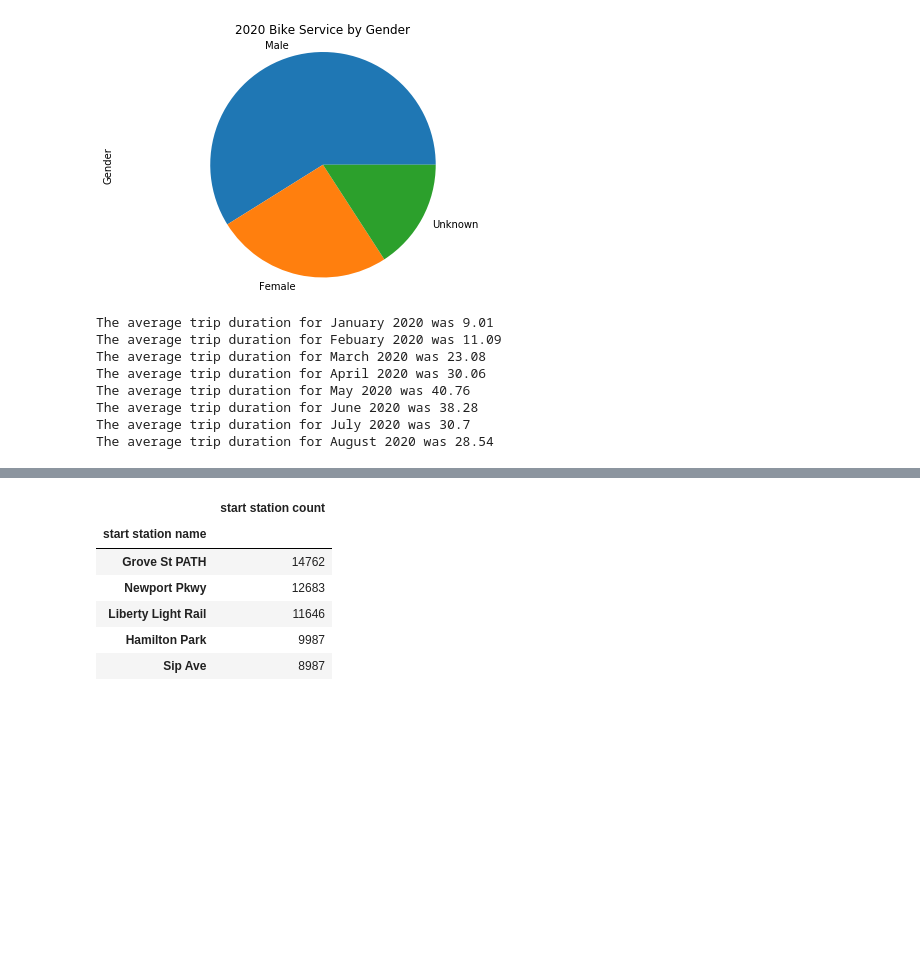
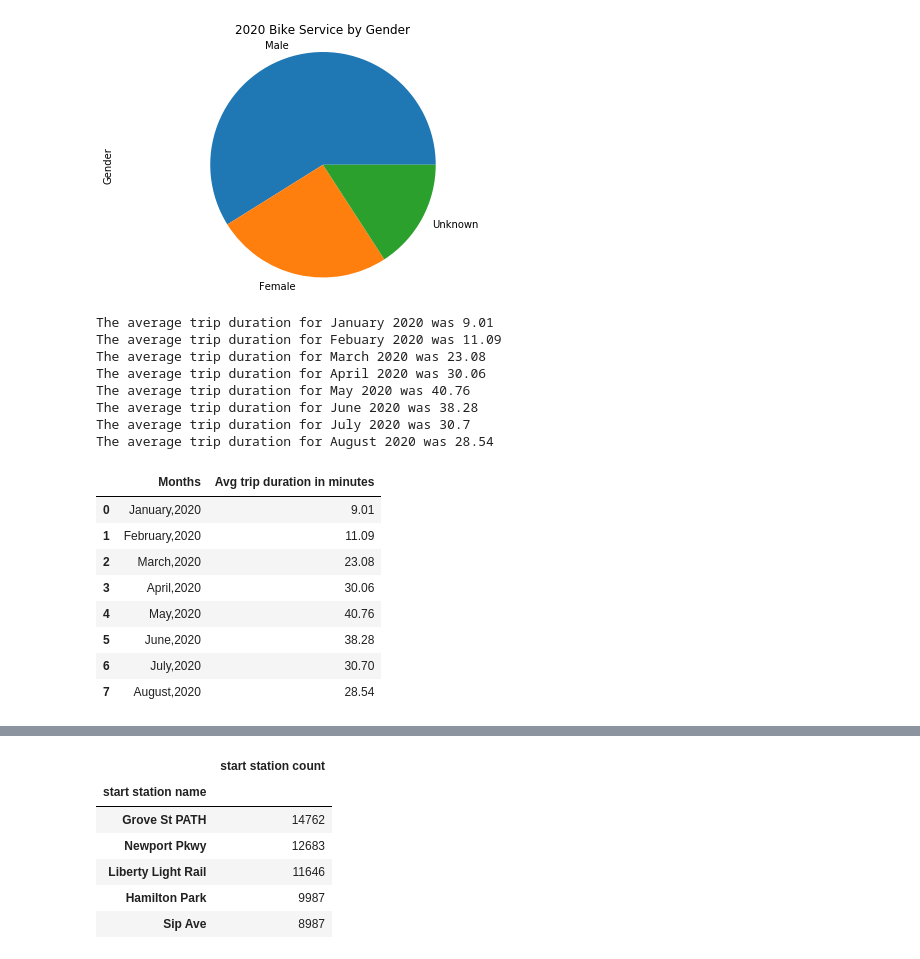
Before and after one commit to tnatoli29/Project_1, a Jupyter notebook: CitiBike/CitiBike 2020 Merge.ipynb, the cells around one changed output, grey strips where cells are left out. Saved outputs shown, nothing was run; the diff lists cells and outputs as text; code cells hidden in the pictures; blank space fills up the shorter version.

```diff
--- a/CitiBike/CitiBike 2020 Merge.ipynb
+++ b/CitiBike/CitiBike 2020 Merge.ipynb
@@ -136,64 +136,80 @@ plt.show()
 jancount2020 = len(jan_2020_df["tripduration"])
 jantripduration2020 = jan_2020_df["tripduration"].sum()
 janaveragetripduration2020 = jantripduration2020/jancount2020
-minutes = janaveragetripduration2020/60
-minutes.round(2)
-print(f"The average trip duration for January 2020 was {minutes.round(2)}")
+janminutes = janaveragetripduration2020/60
+janminutes.round(2)
+print(f"The average trip duration for January 2020 was {janminutes.round(2)}")
 
 febcount2020 = len(feb_2020_df["tripduration"])
 febtripduration2020 = feb_2020_df["tripduration"].sum()
 febaveragetripduration2020 = febtripduration2020/febcount2020
-minutes = febaveragetripduration2020/60
-minutes.round(2)
-print(f"The average trip duration for Febuary 2020 was {minutes.round(2)}")
+febminutes = febaveragetripduration2020/60
+febminutes.round(2)
+print(f"The average trip duration for Febuary 2020 was {febminutes.round(2)}")
 
 marcount2020 = len(mar_2020_df["tripduration"])
 martripduration2020 = mar_2020_df["tripduration"].sum()
 maraveragetripduration2020 = martripduration2020/marcount2020
-minutes = maraveragetripduration2020/60
-minutes.round(2)
-print(f"The average trip duration for March 2020 was {minutes.round(2)}")
+marminutes = maraveragetripduration2020/60
+marminutes.round(2)
+print(f"The average trip duration for March 2020 was {marminutes.round(2)}")
 
 aprcount2020 = len(apr_2020_df["tripduration"])
 aprtripduration2020 = apr_2020_df["tripduration"].sum()
 apraveragetripduration2020 = aprtripduration2020/aprcount2020
-minutes = apraveragetripduration2020/60
-minutes.round(2)
-print(f"The average trip duration for April 2020 was {minutes.round(2)}")
+aprminutes = apraveragetripduration2020/60
+aprminutes.round(2)
+print(f"The average trip duration for April 2020 was {aprminutes.round(2)}")
 
 maycount2020 = len(may_2020_df["tripduration"])
 maytripduration2020 = may_2020_df["tripduration"].sum()
 mayaveragetripduration2020 = maytripduration2020/maycount2020
-minutes = mayaveragetripduration2020/60
-minutes.round(2)
-print(f"The average trip duration for May 2020 was {minutes.round(2)}")
+mayminutes = mayaveragetripduration2020/60
+mayminutes.round(2)
+print(f"The average trip duration for May 2020 was {mayminutes.round(2)}")
 
 juncount2020 = len(jun_2020_df["tripduration"])
 juntripduration2020 = jun_2020_df["tripduration"].sum()
 junaveragetripduration2020 = juntripduration2020/juncount2020
-minutes = junaveragetripduration2020/60
-minutes.round(2)
-print(f"The average trip duration for June 2020 was {minutes.round(2)}")
+junminutes = junaveragetripduration2020/60
+junminutes.round(2)
+print(f"The average trip duration for June 2020 was {junminutes.round(2)}")
 
 julcount2020 = len(jul_2020_df["tripduration"])
 jultripduration2020 = jul_2020_df["tripduration"].sum()
 julaveragetripduration2020 = jultripduration2020/julcount2020
-minutes = julaveragetripduration2020/60
-minutes.round(2)
-print(f"The average trip duration for July 2020 was {minutes.round(2)}")
+julminutes = julaveragetripduration2020/60
+julminutes.round(2)
+print(f"The average trip duration for July 2020 was {julminutes.round(2)}")
 
 augcount2020 = len(aug_2020_df["tripduration"])
 augtripduration2020 = aug_2020_df["tripduration"].sum()
 augaveragetripduration2020 = augtripduration2020/augcount2020
-minutes = augaveragetripduration2020/60
-minutes.round(2)
-print(f"The average trip duration for August 2020 was {minutes.round(2)}")
+augminutes = augaveragetripduration2020/60
+augminutes.round(2)
+print(f"The average trip duration for August 2020 was {augminutes.round(2)}")
+
+months = {"Months": ["January,2020","February,2020","March,2020","April,2020","May,2020","June,2020","July,2020","August,2020"],
+          "Avg trip duration in minutes" : [janminutes.round(2), febminutes.round(2), marminutes.round(2),
+                                            aprminutes.round(2),mayminutes.round(2), junminutes.round(2),
+                                            julminutes.round(2), augminutes.round(2)]}
+Avg_tripduration = pd.DataFrame(months, columns = ["Months", "Avg trip duration in minutes"])
+Avg_tripduration
 # %% [output]
 The average trip duration for January 2020 was 9.01
 The average trip duration for Febuary 2020 was 11.09
 The average trip duration for March 2020 was 23.08
 The average trip duration for April 2020 was 30.06
 The average trip duration for May 2020 was 40.76
 The average trip duration for June 2020 was 38.28
 The average trip duration for July 2020 was 30.7
 The average trip duration for August 2020 was 28.54
+|  | Months | Avg trip duration in minutes |
+| 0 | January,2020 | 9.01 |
+| 1 | February,2020 | 11.09 |
+| 2 | March,2020 | 23.08 |
+| 3 | April,2020 | 30.06 |
+| 4 | May,2020 | 40.76 |
+| 5 | June,2020 | 38.28 |
+| 6 | July,2020 | 30.70 |
+| 7 | August,2020 | 28.54 |
```
Also changed, not shown: parts of 3 cells of this notebook.
